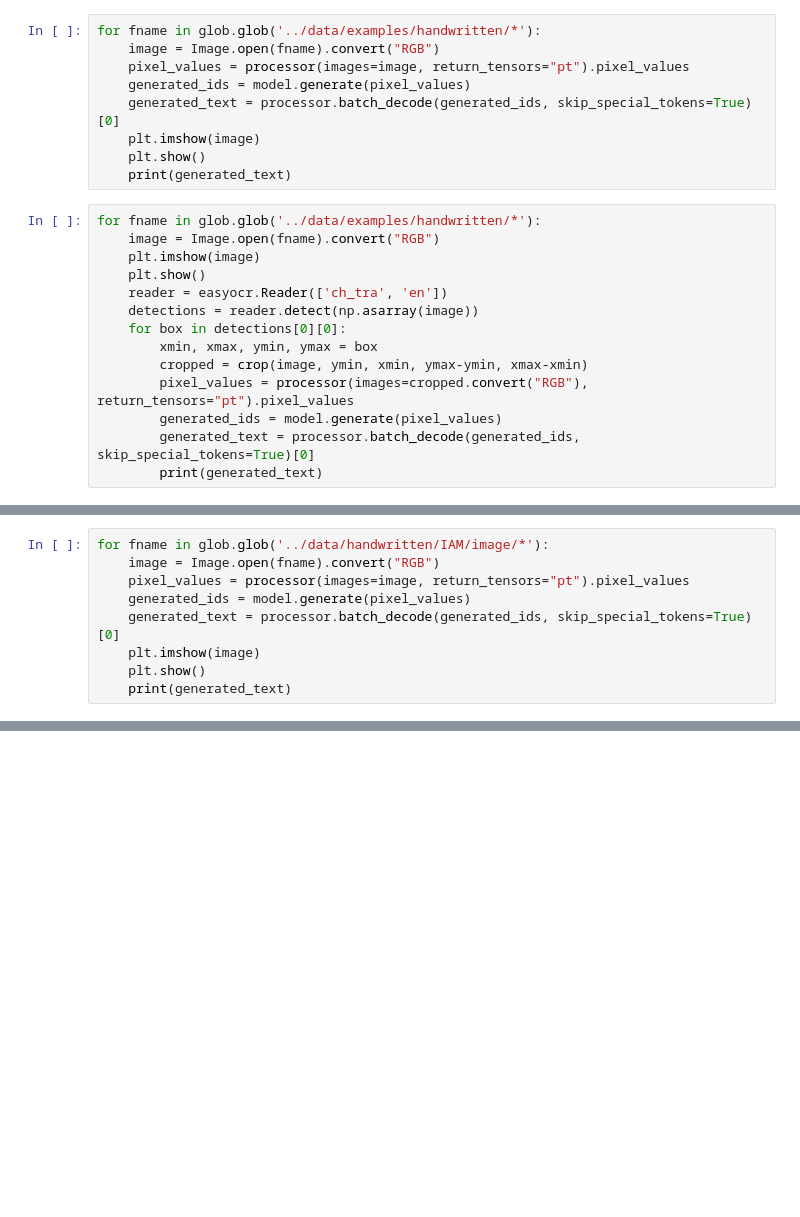
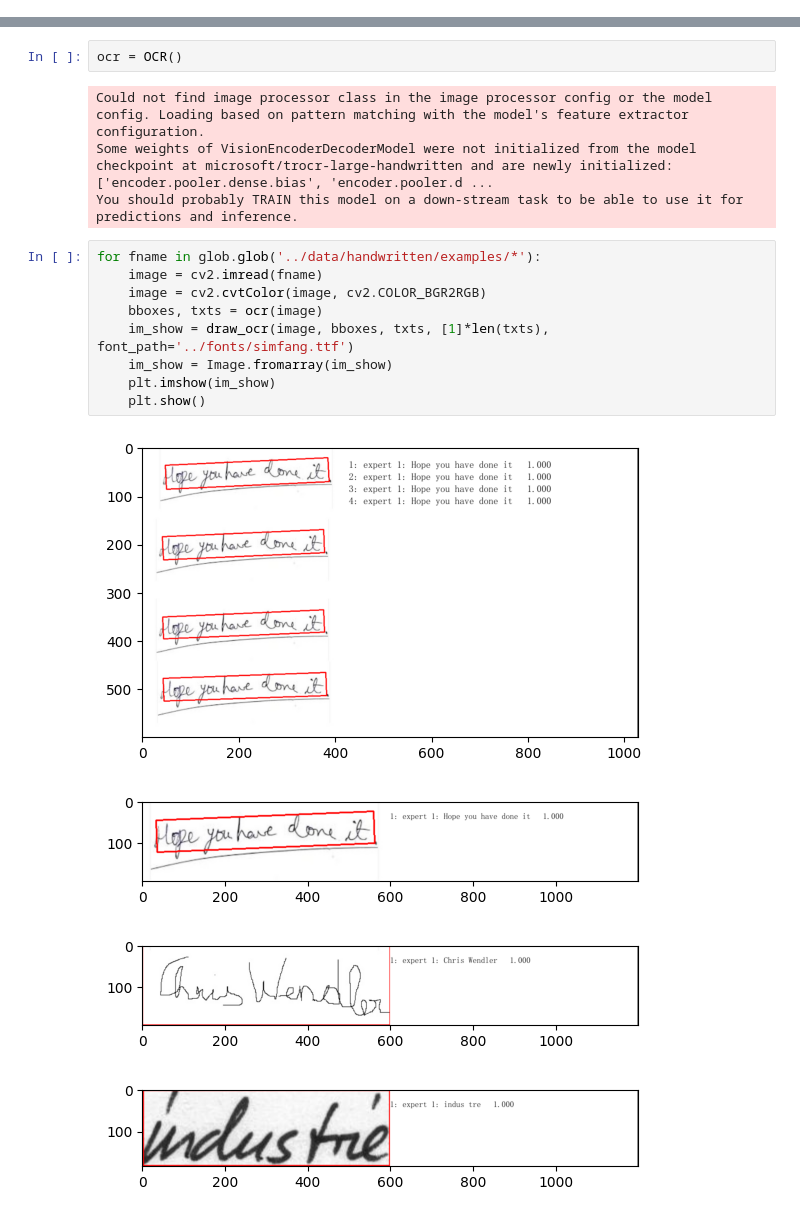
Before and after one commit to LAION-AI/OCR-ensemble, a Jupyter notebook: notebooks/Handwritten expert.ipynb, the cells around one changed output, grey strips where cells are left out. Cells and saved outputs as stored; diff of their text form; blank space fills up the shorter version.

```diff
--- a/notebooks/Handwritten expert.ipynb
+++ b/notebooks/Handwritten expert.ipynb
@@ -18,23 +17,0 @@ You should probably TRAIN this model on a down-stream task to be able to use it
-# %%
-for fname in glob.glob('../data/examples/handwritten/*'):
-    image = Image.open(fname).convert("RGB")
-    pixel_values = processor(images=image, return_tensors="pt").pixel_values
-    generated_ids = model.generate(pixel_values)
-    generated_text = processor.batch_decode(generated_ids, skip_special_tokens=True)[0]
-    plt.imshow(image)
-    plt.show()
-    print(generated_text)
-# %%
-for fname in glob.glob('../data/examples/handwritten/*'):
-    image = Image.open(fname).convert("RGB")
-    plt.imshow(image)
-    plt.show()
-    reader = easyocr.Reader(['ch_tra', 'en'])
-    detections = reader.detect(np.asarray(image))
-    for box in detections[0][0]:
-        xmin, xmax, ymin, ymax = box
-        cropped = crop(image, ymin, xmin, ymax-ymin, xmax-xmin)
-        pixel_values = processor(images=cropped.convert("RGB"), return_tensors="pt").pixel_values
-        generated_ids = model.generate(pixel_values)
-        generated_text = processor.batch_decode(generated_ids, skip_special_tokens=True)[0]
-        print(generated_text)
@@ -91,9 +17,0 @@ x IAM/image/r03-053-08.jpg
-# %%
-for fname in glob.glob('../data/handwritten/IAM/image/*'):
-    image = Image.open(fname).convert("RGB")
-    pixel_values = processor(images=image, return_tensors="pt").pixel_values
-    generated_ids = model.generate(pixel_values)
-    generated_text = processor.batch_decode(generated_ids, skip_special_tokens=True)[0]
-    plt.imshow(image)
-    plt.show()
-    print(generated_text)
@@ -113,0 +18,20 @@ writer. He writes with Tolchard Evans, composer of " Lady of Spain " and other b
+# %%
+ocr = OCR()
+# %% [output]
+Could not find image processor class in the image processor config or the model config. Loading based on pattern matching with the model's feature extractor configuration.
+Some weights of VisionEncoderDecoderModel were not initialized from the model checkpoint at microsoft/trocr-large-handwritten and are newly initialized: ['encoder.pooler.dense.bias', 'encoder.pooler.d ...
+You should probably TRAIN this model on a down-stream task to be able to use it for predictions and inference.
+# %%
+for fname in glob.glob('../data/handwritten/examples/*'):
+    image = cv2.imread(fname)
+    image = cv2.cvtColor(image, cv2.COLOR_BGR2RGB)
+    bboxes, txts = ocr(image)
+    im_show = draw_ocr(image, bboxes, txts, [1]*len(txts), font_path='../fonts/simfang.ttf')
+    im_show = Image.fromarray(im_show)
+    plt.imshow(im_show)
+    plt.show()
+# %% [output]
+[figure, added]
+[figure, added]
+[figure, added]
+[figure, added]
```
Also changed, not shown: parts of 8 cells of this notebook, 22 other files.
